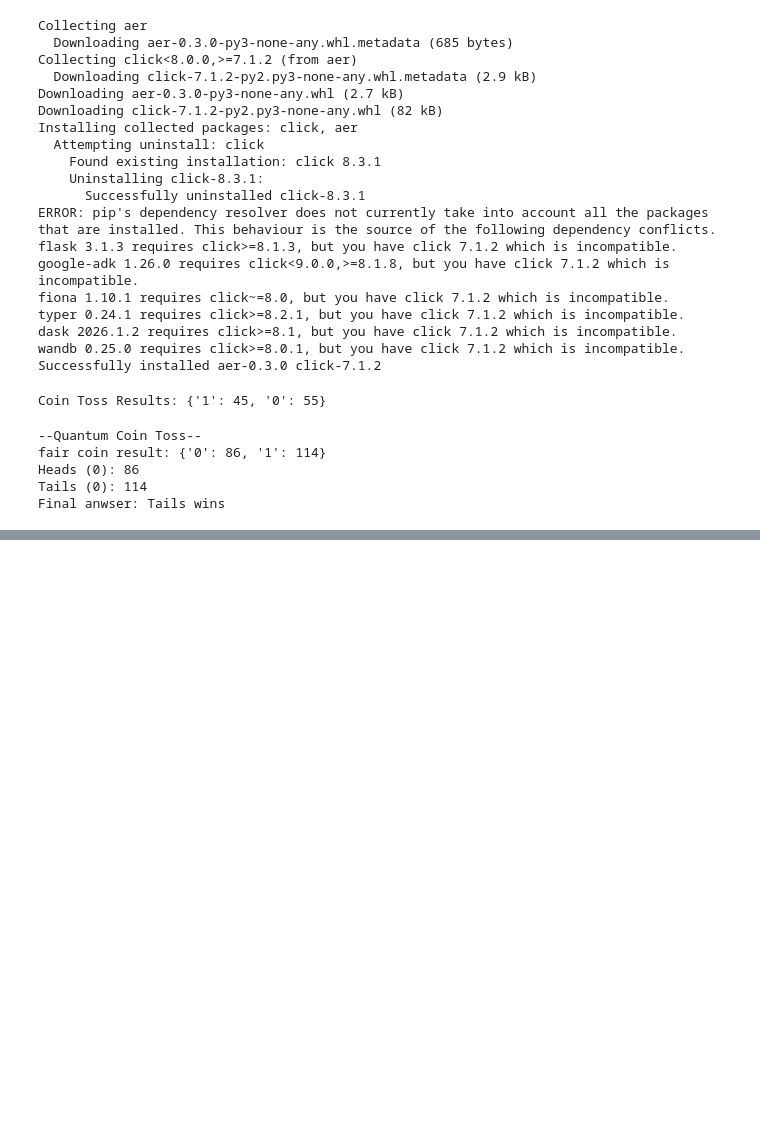
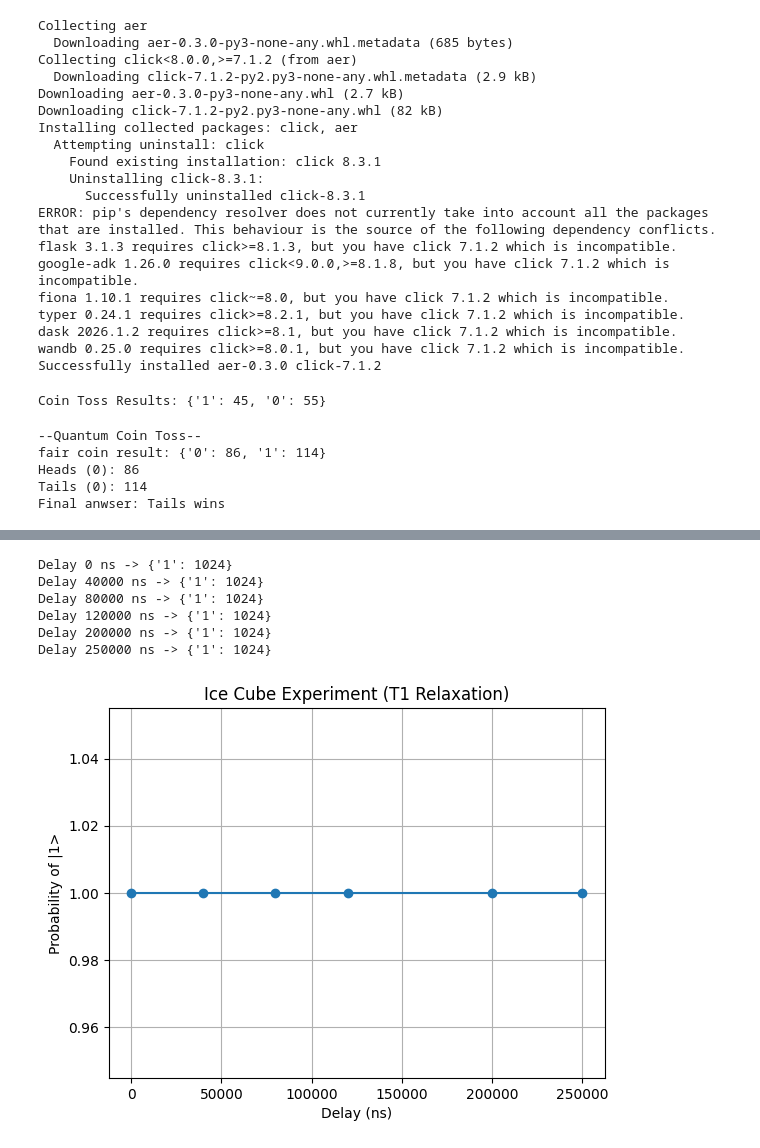
Before and after one commit to Mayank18Tyagi/Web_Designing, a Jupyter notebook: chapter_appendix-tools-for-deep-learning/jupyter.ipynb, the cells around one changed output, grey strips where cells are left out. Drawn from its saved outputs; the diff is of its cells as text; code cells hidden in the pictures; blank space fills up the shorter version.

```diff
--- a/chapter_appendix-tools-for-deep-learning/jupyter.ipynb
+++ b/chapter_appendix-tools-for-deep-learning/jupyter.ipynb
@@ -367,0 +1218,69 @@ Final anwser: Tails wins
+# %%
+# =========================================
+# IMPORTS
+# =========================================
+from qiskit import QuantumCircuit
+from qiskit_aer import AerSimulator
+import matplotlib.pyplot as plt
+
+# =========================================
+# DELAY TIMES (nanoseconds)
+# =========================================
+delays_ns = [0, 40000, 80000, 120000, 200000, 250000]
+
+sim = AerSimulator()
+
+results = {}
+
+# =========================================
+# BUILD AND RUN CIRCUITS
+# =========================================
+for delay in delays_ns:
+
+    qc = QuantumCircuit(1,1)
+
+    # Prepare excited state |1>
+    qc.x(0)   # "ice cube taken out of freezer"
+
+    # Let the qubit relax
+    if delay > 0:
+        qc.delay(delay, 0, unit='ns')
+
+    # Measure
+    qc.measure(0,0)
+
+    job = sim.run(qc, shots=1024)
+    counts = job.result().get_counts()
+
+    results[delay] = counts
+
+# =========================================
+# PRINT RESULTS
+# =========================================
+for delay, counts in results.items():
+    print(f"Delay {delay} ns -> {counts}")
+
+# =========================================
+# PLOT PROBABILITY OF |1>
+# =========================================
+p1_values = []
+
+for delay in delays_ns:
+    counts = results[delay]
+    p1 = counts.get('1',0)/1024
+    p1_values.append(p1)
+
+plt.plot(delays_ns, p1_values, marker='o')
+plt.xlabel("Delay (ns)")
+plt.ylabel("Probability of |1>")
+plt.title("Ice Cube Experiment (T1 Relaxation)")
+plt.grid()
+plt.show()
+# %% [output]
+Delay 0 ns -> {'1': 1024}
+Delay 40000 ns -> {'1': 1024}
+Delay 80000 ns -> {'1': 1024}
+Delay 120000 ns -> {'1': 1024}
+Delay 200000 ns -> {'1': 1024}
+Delay 250000 ns -> {'1': 1024}
+[figure, added]
```
Also changed, not shown: parts of 20 cells of this notebook.
